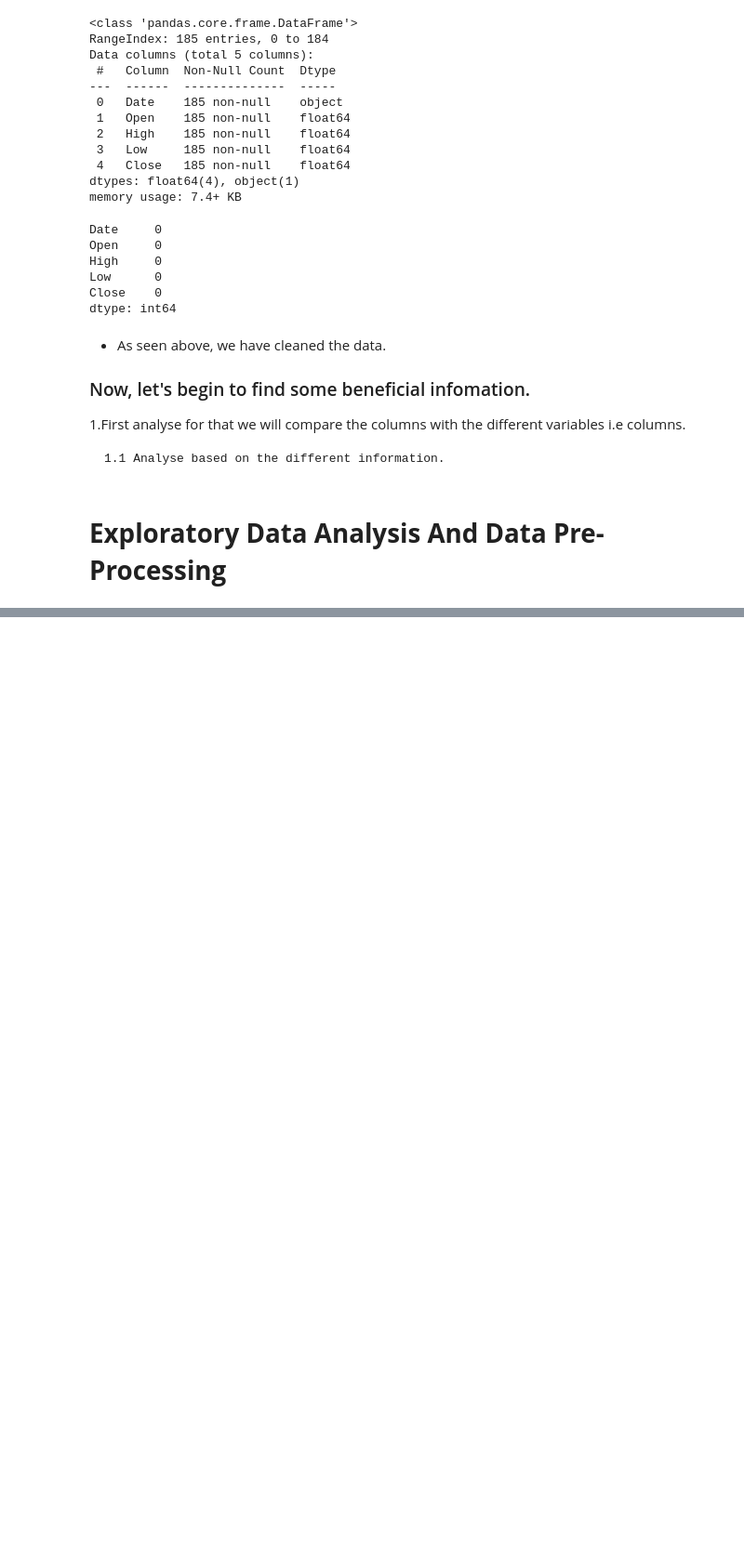
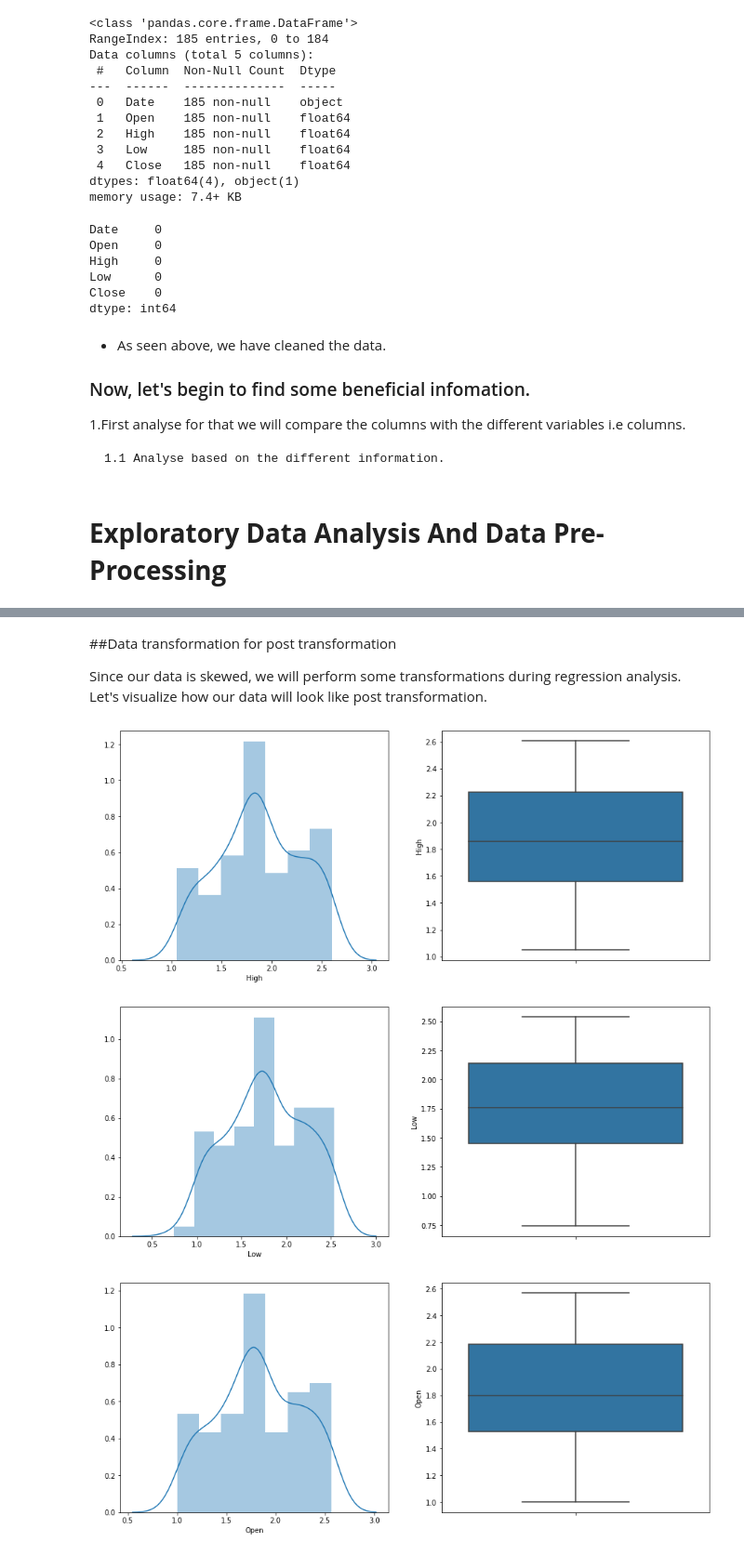
Before and after one commit to Ramanmagar/Yes-Bank-Stock-Closing-Price-Prediction, a Jupyter notebook: Yes_Bank_Stock_Closing_Price_Prediction_Capstone_Project.ipynb, the cells around one changed output, grey strips where cells are left out. Shown at 93% size. Saved outputs shown, nothing was run; the diff lists cells and outputs as text; code cells hidden in the pictures; blank space fills up the shorter version.

```diff
--- a/Yes_Bank_Stock_Closing_Price_Prediction_Capstone_Project.ipynb
+++ b/Yes_Bank_Stock_Closing_Price_Prediction_Capstone_Project.ipynb
@@ -161,0 +225,21 @@ dtype: int64
+# %% [markdown]
+##Data transformation for post transformation
+
+Since our data is skewed, we will perform some transformations during regression analysis. Let's visualize how our data will look like post transformation.
+# %%
+#independent variables
+for var in independent_variable:
+    plt.figure(figsize=(15,6))
+    plt.subplot(1, 2, 1)
+    fig = sns.distplot(np.log10(df1[var]))
+    fig.set_ylabel(' ')
+    fig.set_xlabel(var)
+
+    plt.subplot(1, 2, 2)
+    fig = sns.boxplot(y=np.log10(df1[var]))
+    fig.set_title('')
+    fig.set_ylabel(var)
+# %% [output]
+[figure, added]
+[figure, added]
+[figure, added]
```
Also changed, not shown: parts of 25 cells of this notebook.
